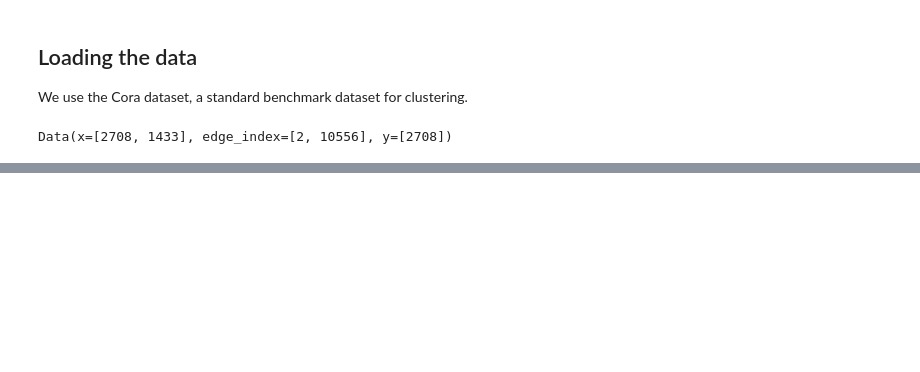
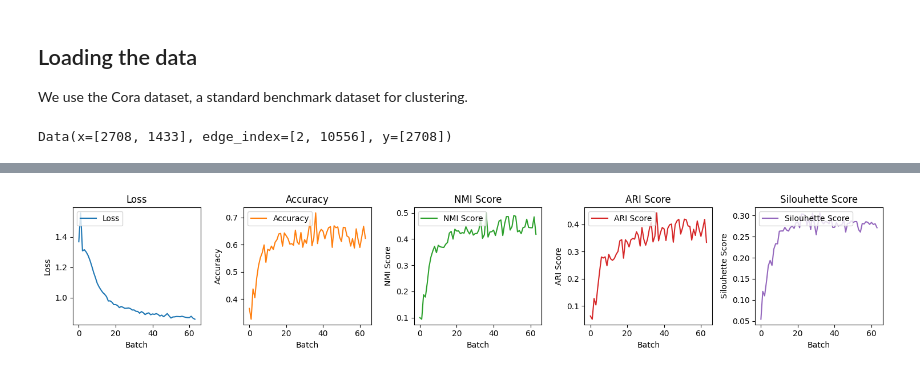
Before and after one commit to timothewt/AdvancedGraphClustering, a Jupyter notebook: notebooks/tw-2-graph_autoencoder.ipynb, the cells around one changed output, grey strips where cells are left out. Cells and saved outputs as stored; diff of their text form; code cells hidden in the pictures; blank space fills up the shorter version.

```diff
--- a/notebooks/tw-2-graph_autoencoder.ipynb
+++ b/notebooks/tw-2-graph_autoencoder.ipynb
@@ -26,0 +28,10 @@ Data(x=[2708, 1433], edge_index=[2, 10556], y=[2708])
+# %%
+class GCNEncoder(nn.Module):
+		def __init__(self, in_channels, latent_dim):
+				super(GCNEncoder, self).__init__()
+				self.conv1 = GCNConv(in_channels, 2 * latent_dim)
+				self.conv2 = GCNConv(2 * latent_dim, latent_dim)
+
+		def forward(self, x, edge_index):
+				x = F.relu(self.conv1(x, edge_index))
+				return self.conv2(x, edge_index)
@@ -26,0 +52,32 @@ Data(x=[2708, 1433], edge_index=[2, 10556], y=[2708])
+# %%
+def train_model(model: nn.Module, data: Data, optimizer: optim.Optimizer, num_epochs: int = 200, tqdm_desc: str = "Epochs") -> np.ndarray:
+	metrics = np.zeros((num_epochs, 5))
+	for epoch in (pbar := trange(num_epochs, desc=tqdm_desc)):
+		optimizer.zero_grad()
+		z = model.encode(data.x, data.edge_index)
+		loss = model.recon_loss(z, data.edge_index)
+		if isinstance(model, VGAE):
+				loss += (1 / data.num_nodes) * model.kl_loss()
+		loss.backward()
+		optimizer.step()
+		z_np = z.detach().numpy()
+		accuracy, nmi, ari, silouhette = evaluate_clustering(z_np, data.y, get_clusters(z_np, n_clusters))
+		metrics[epoch] = np.array([loss.item(), accuracy, nmi, ari, silouhette])
+		pbar.set_postfix({"Loss": loss.item(), "Accuracy": accuracy, "NMI": nmi, "ARI": ari, "Silouhette": silouhette})
+	return metrics
+# %%
+latent_dim, num_epochs, lr, n_clusters = 16, 64, .01, len(np.unique(data.y.numpy()))
+
+gae = GAE(GCNEncoder(data.num_features, latent_dim))
+gae_optimizer = optim.Adam(gae.parameters(), lr=lr)
+
+vgae = VGAE(VGCNEncoder(data.num_features, latent_dim))
+vgae_optimizer = optim.Adam(vgae.parameters(), lr=lr)
+# %%
+gae_training = train_model(gae, data, gae_optimizer, num_epochs, "GAE")
+vgae_training = train_model(vgae, data, vgae_optimizer, num_epochs, "VGAE")
+history_labels = ['Loss', 'Accuracy', 'NMI Score', 'ARI Score', 'Silouhette Score']
+# %%
+plot_training_history(history_labels, gae_training, "GAE")
+# %% [output]
+[figure, added]
```
Also changed, not shown: parts of 9 cells of this notebook, 2 other files.
